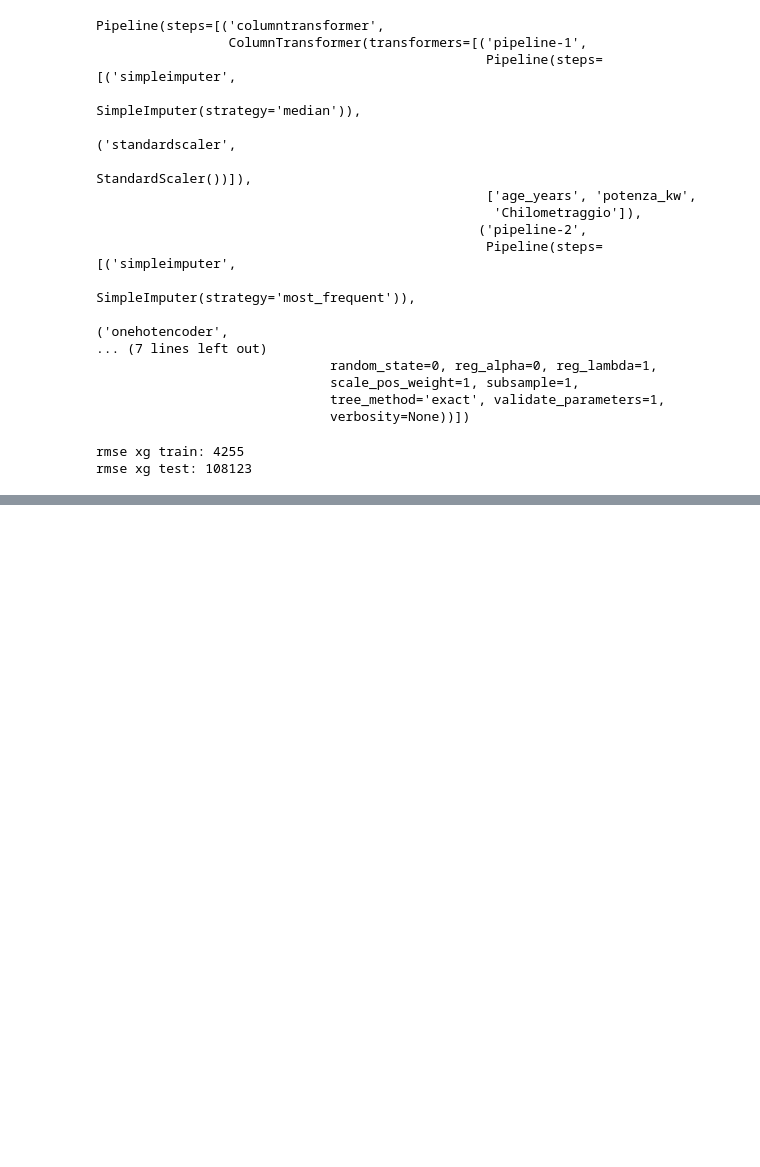
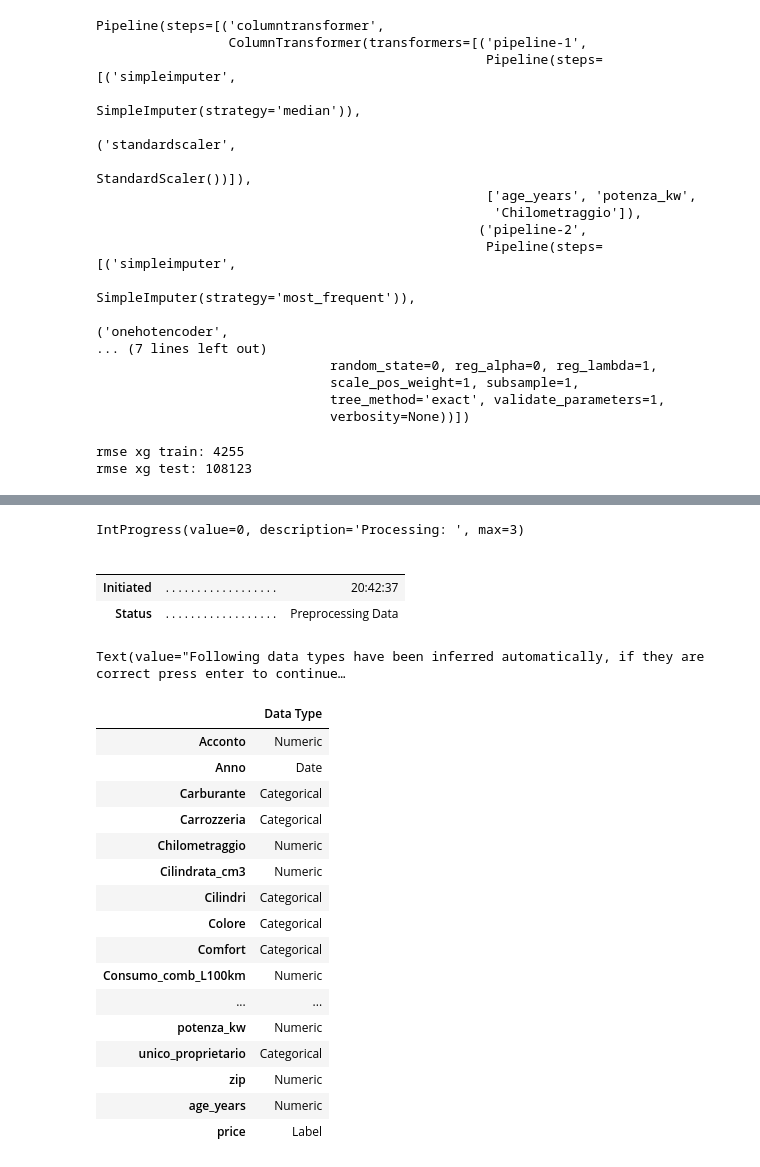
Before and after one commit to cusano-a/Car_WebData_Analysis, a Jupyter notebook: WebScraping_ModelData.ipynb, the cells around one changed output, grey strips where cells are left out. Saved outputs shown, nothing was run; the diff lists cells and outputs as text; code cells hidden in the pictures; blank space fills up the shorter version.

```diff
--- a/WebScraping_ModelData.ipynb
+++ b/WebScraping_ModelData.ipynb
@@ -280,0 +297,6 @@ with pd.option_context('display.max_rows', None, 'display.max_columns', None, 'd
+# %%
+df_raw = (df_raw.astype({'Anno':'datetime64[ns]', 'date':'datetime64[ns]'})
+    .assign(age_years= lambda x: (x['date'] - x['Anno']) / np.timedelta64(1, 'Y'))
+    .dropna(subset=['price', 'potenza_kw', 'age_years', 'Chilometraggio'])
+    .sample(frac=0.3)
+)
@@ -280,0 +305,34 @@ with pd.option_context('display.max_rows', None, 'display.max_columns', None, 'd
+# %%
+exp_reg_pc = setup(data = df_raw,
+                   target = 'price',
+                   session_id=123,
+                   normalize = True, transformation = True, transform_target = True,
+                   remove_multicollinearity = True, multicollinearity_threshold = 0.95,
+                   feature_selection = True,
+                   ignore_features=['country', 'countryCode','date', 'street', 'potenza_cv', 'Prezzo_auto',
+                                   'makeId', 'modelOrModelLineId']
+                  )
+# %% [output]
+IntProgress(value=0, description='Processing: ', max=3)
+|  |  |  |
+|  |  |  |
+| Initiated | . . . . . . . . . . . . . . . . . . | 20:42:37 |
+| Status | . . . . . . . . . . . . . . . . . . | Preprocessing Data |
+Text(value="Following data types have been inferred automatically, if they are correct press enter to continue…
+|  | Data Type |
+| Acconto | Numeric |
+| Anno | Date |
+| Carburante | Categorical |
+| Carrozzeria | Categorical |
+| Chilometraggio | Numeric |
+| Cilindrata_cm3 | Numeric |
+| Cilindri | Categorical |
+| Colore | Categorical |
+| Comfort | Categorical |
+| Consumo_comb_L100km | Numeric |
+| ... | ... |
+| potenza_kw | Numeric |
+| unico_proprietario | Categorical |
+| zip | Numeric |
+| age_years | Numeric |
+| price | Label |
```
Also changed, not shown: parts of 3 cells of this notebook, 1 other file.
